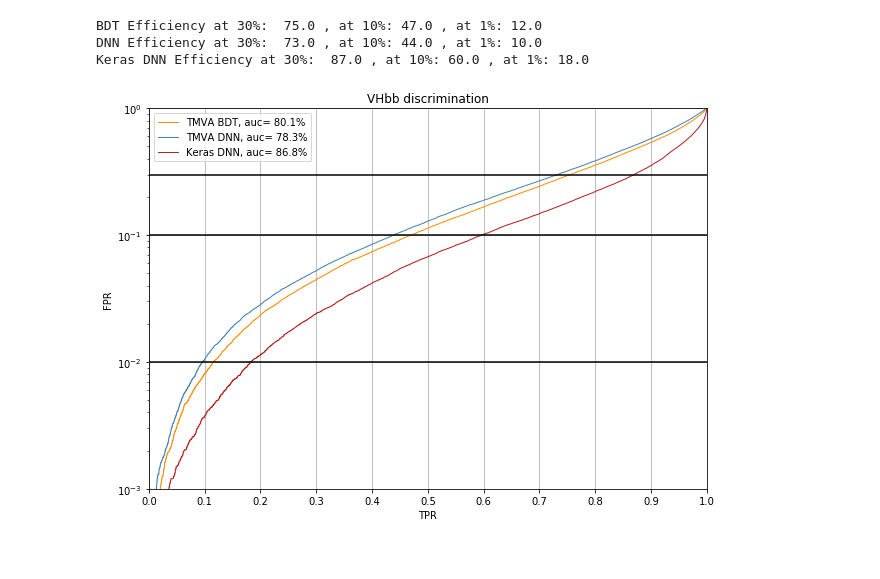
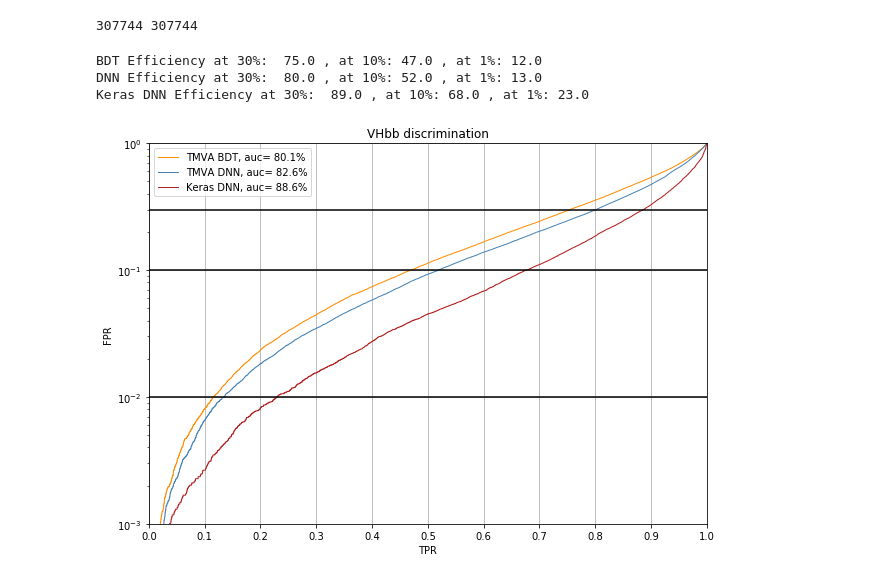
Before and after one commit to andrzejnovak/VHbb, a Jupyter notebook: KerasSignalExtraction.ipynb, the cells around one changed output. Saved outputs shown, nothing was run; the diff lists cells and outputs as text; code cells hidden in the pictures.

```diff
--- a/KerasSignalExtraction.ipynb
+++ b/KerasSignalExtraction.ipynb
@@ -56,5 +58,5 @@ print X.shape
 print y.shape
 print "Sig/bkg ratio:", sum(y)/len(y)
 
-X_train, X_test, y_train, y_test = train_test_split(X, y, test_size=0.33, random_state=42, shuffle=False)
+X_train, X_test, y_train, y_test = train_test_split(X, y, test_size=0.20, random_state=42, shuffle=True)
 # %% [output]
@@ -70,12 +72,12 @@ numpy.random.seed()
 # %%
 # create model
 model = Sequential()
-model.add(Dense(20, input_dim=X_train.shape[-1], activation='relu', kernel_initializer='random_uniform',
+model.add(Dense(20, input_dim=X_train.shape[-1], activation='relu', kernel_initializer='random_normal',
                 bias_initializer='zeros'))
 model.add(Dense(20, activation='relu'))
 model.add(Dense(20, activation='relu'))
 model.add(Dense(1, activation='sigmoid'))
 # %%
 # Compile model
-model.compile(loss='binary_crossentropy', optimizer='adam', metrics=['accuracy'])
+model.compile(loss='binary_crossentropy', optimizer='Adam', metrics=['accuracy'])
 # %%
@@ -125,6 +138,12 @@ compare = uproot.open("bdt_output.root")['dataset/TestTree'].arrays(['classID',
 truth = compare['classID']
 predBDT = compare['BDT']
 predDNN = compare['DNN']
+Tcompare = uproot.open("tmva_out.root")['dataset/TestTree'].arrays(['classID', 'DNN'])
+truthTMVA = Tcompare['classID']
+predTMVA = Tcompare['DNN']
+print len(truthTMVA), len(predTMVA)
+# %% [output]
+307744 307744
 # %%
 def find_nearest(array,value):
         idx = (np.abs(array-value)).argmin()
@@ -138,35 +157,35 @@ ix3, m =  find_nearest(fpr, 0.3)
 ix1, m =  find_nearest(fpr, 0.1)
 ix01, m =  find_nearest(fpr, 0.01)
 print "BDT Efficiency at 30%: ", round(tpr[ix3],2)*100, ", at 10%:", round(tpr[ix1],2)*100, ", at 1%:", round(tpr[ix01],2)*100
-fpr, tpr, threshold = roc_curve(truth, 1-predDNN)
+fpr, tpr, threshold = roc_curve(truthTMVA, 1-predTMVA)
 plt.plot(tpr, fpr, lw=1, label="TMVA DNN, auc= %.1f%%"%(auc(fpr,tpr)*100), c='steelblue')
 ix3, m =  find_nearest(fpr, 0.3)
 ix1, m =  find_nearest(fpr, 0.1)
 ix01, m =  find_nearest(fpr, 0.01)
 print "DNN Efficiency at 30%: ", round(tpr[ix3],2)*100, ", at 10%:", round(tpr[ix1],2)*100, ", at 1%:", round(tpr[ix01],2)*100
 fpr, tpr, threshold = roc_curve(y_test, predictions)
 plt.plot(tpr, fpr, lw=1, label="Keras DNN, auc= %.1f%%"%(auc(fpr,tpr)*100), c='firebrick')
 ix3, m =  find_nearest(fpr, 0.3)
 ix1, m =  find_nearest(fpr, 0.1)
 ix01, m =  find_nearest(fpr, 0.01)
 print "Keras DNN Efficiency at 30%: ", round(tpr[ix3],2)*100, ", at 10%:", round(tpr[ix1],2)*100, ", at 1%:", round(tpr[ix01],2)*100
 
 plt.xlim(0,1)
 plt.ylim(0.001,1)
 plt.title("VHbb discrimination")
 plt.axhline(0.3, c='black')
 plt.axhline(0.1, c='black')
 plt.axhline(0.01, c='black')
 plt.xticks(np.arange(0,1.1,0.1))
 plt.legend()
 plt.xlabel("TPR")
 plt.ylabel("FPR")
 plt.grid()
 plt.semilogy()
 
 plt.savefig('/mnt/c/Users/novak/Desktop/vhbb.png')
 # %% [output]
 BDT Efficiency at 30%:  75.0 , at 10%: 47.0 , at 1%: 12.0
-DNN Efficiency at 30%:  73.0 , at 10%: 44.0 , at 1%: 10.0
-Keras DNN Efficiency at 30%:  87.0 , at 10%: 60.0 , at 1%: 18.0
+DNN Efficiency at 30%:  80.0 , at 10%: 52.0 , at 1%: 13.0
+Keras DNN Efficiency at 30%:  89.0 , at 10%: 68.0 , at 1%: 23.0
-[figure, old version]
+[figure, new version]
```
Also changed, not shown: parts of 10 cells of this notebook.
